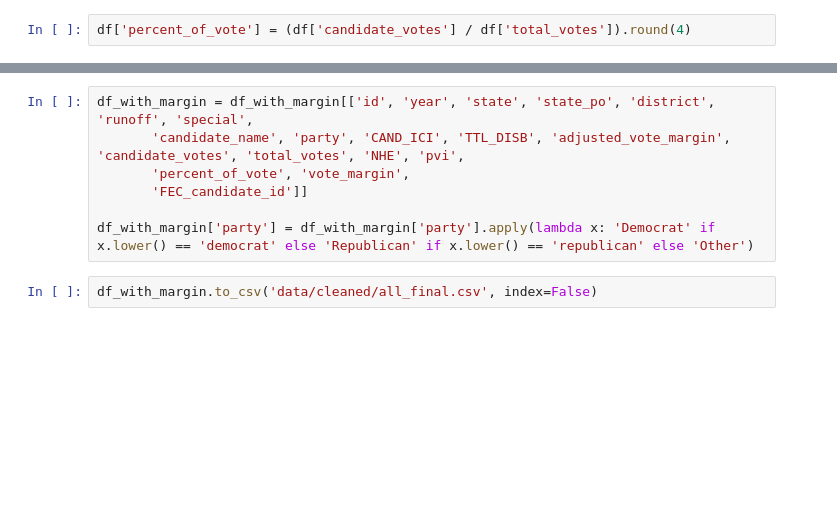
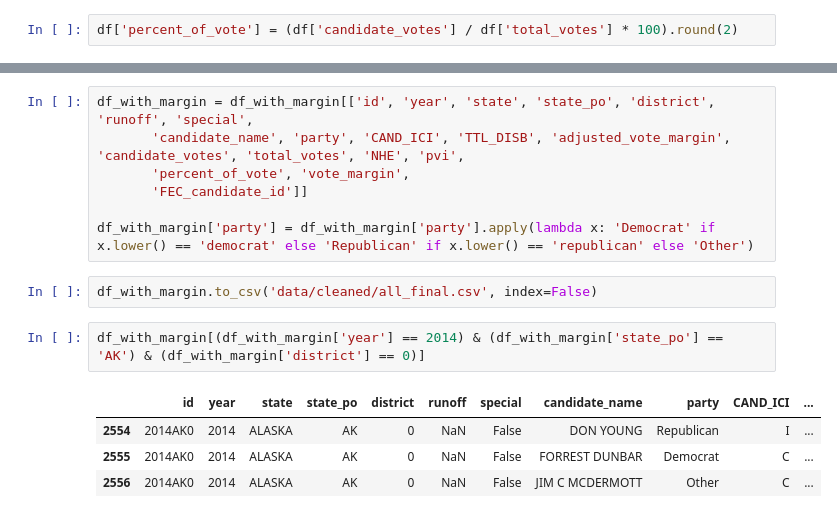
Before and after one commit to anrath/money-and-politics, a Jupyter notebook: analysisV2.ipynb, the cells around one changed output, grey strips where cells are left out. Cells and saved outputs as stored; diff of their text form; blank space fills up the shorter version.

```diff
--- a/analysisV2.ipynb
+++ b/analysisV2.ipynb
@@ -23,7 +24,7 @@ df
 | 7694 | 2020WY0 | 2020 | WYOMING | WY | 0 | False | False | RICHARD BRUBAKER | LIBERTARIAN | ... |
 7363 rows × 16 columns
 # %%
-df['percent_of_vote'] = (df['candidate_votes'] / df['total_votes']).round(4)
+df['percent_of_vote'] = (df['candidate_votes'] / df['total_votes'] * 100).round(2)
 # %%
 # Calculate the difference between the highest and second highest percent_of_vote for each 'id'
 df_sorted = df.sort_values(['id', 'percent_of_vote'], ascending=[True, False])
@@ -56,3 +57,10 @@ df_with_margin = df_with_margin[['id', 'year', 'state', 'state_po', 'district',
 df_with_margin['party'] = df_with_margin['party'].apply(lambda x: 'Democrat' if x.lower() == 'democrat' else 'Republican' if x.lower() == 'republican' else 'Other')
 # %%
 df_with_margin.to_csv('data/cleaned/all_final.csv', index=False)
+# %%
+df_with_margin[(df_with_margin['year'] == 2014) & (df_with_margin['state_po'] == 'AK') & (df_with_margin['district'] == 0)]
+# %% [output]
+|  | id | year | state | state_po | district | runoff | special | candidate_name | party | CAND_ICI | ... |
+| 2554 | 2014AK0 | 2014 | ALASKA | AK | 0 | NaN | False | DON YOUNG | Republican | I | ... |
+| 2555 | 2014AK0 | 2014 | ALASKA | AK | 0 | NaN | False | FORREST DUNBAR | Democrat | C | ... |
+| 2556 | 2014AK0 | 2014 | ALASKA | AK | 0 | NaN | False | JIM C MCDERMOTT | Other | C | ... |
```
Also changed, not shown: parts of 12 cells of this notebook, 3 other files.
